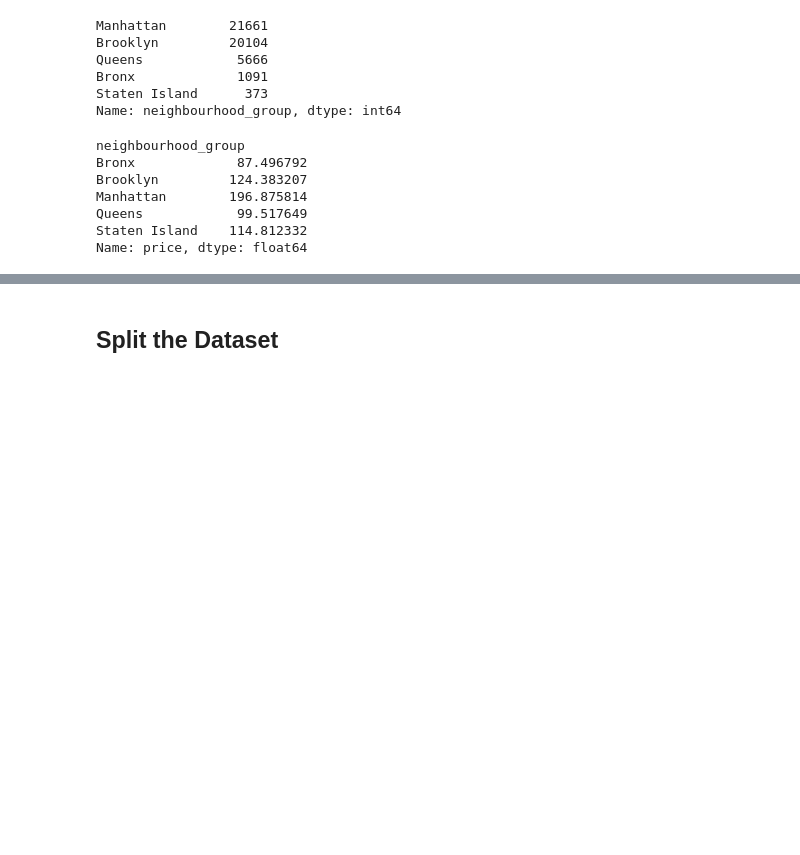
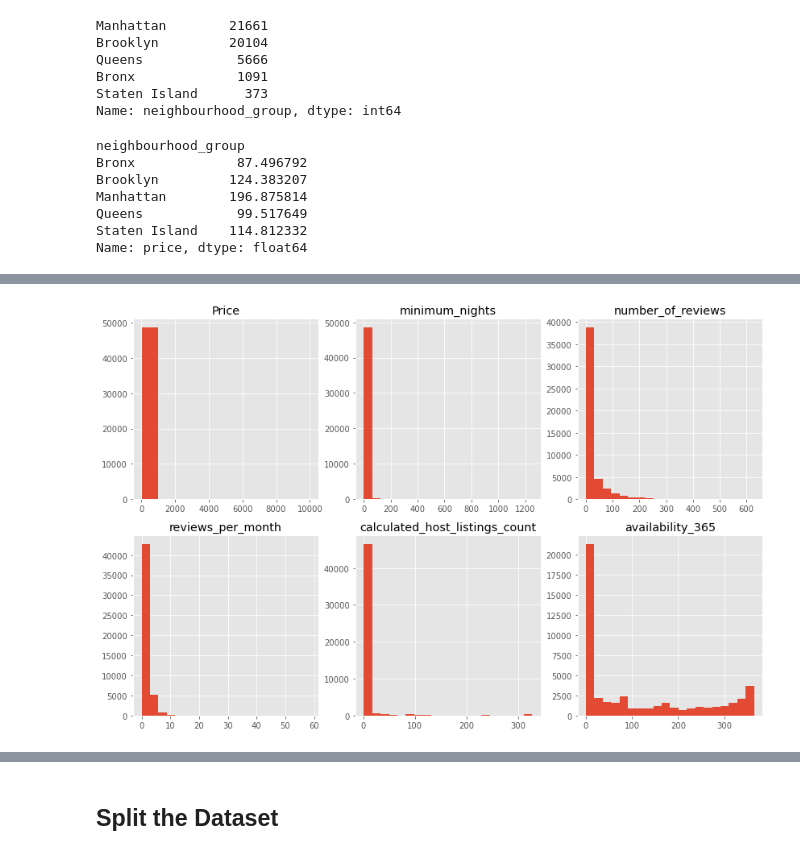
Before and after one commit to seanybarra/Data-Product-on-NYC-Airbnb, a Jupyter notebook: AB_NYC_Price_Prediction.ipynb, the cells around one changed output, grey strips where cells are left out. Saved outputs shown, nothing was run; the diff lists cells and outputs as text; code cells hidden in the pictures; blank space fills up the shorter version.

```diff
--- a/AB_NYC_Price_Prediction.ipynb
+++ b/AB_NYC_Price_Prediction.ipynb
@@ -108,0 +349,3 @@ encode_NYC_df.head()
+# %%
+df['name_encode'] = name_df
+df.head()
@@ -108,0 +359,3 @@ encode_NYC_df.head()
+# %%
+df = df.drop(columns = ['name','last_review'])
+df.head()
@@ -108,0 +369,6 @@ encode_NYC_df.head()
+# %%
+original_df = df.copy()
+# !!! DONT RUN TWICE IT WILL KEEP CONCATING THE HOT ENCODED LABELS !!!
+df = df.drop(columns=['neighbourhood'])
+
+df.head()
@@ -108,0 +382,26 @@ encode_NYC_df.head()
+# %%
+fig = plt.figure(figsize=(14,14))
+ax1 = fig.add_subplot(3,3,1)
+ax2 = fig.add_subplot(3,3,2)
+ax3 = fig.add_subplot(3,3,3)
+ax4 = fig.add_subplot(3,3,4)
+ax5 =fig.add_subplot(3,3,5)
+ax6 = fig.add_subplot(3,3,6)
+
+ax1.hist(df.price)
+ax1.set_title("Price")
+
+
+ax2.hist(df.minimum_nights,bins = 20)
+ax2.set_title("minimum_nights")
+ax3.hist(df.number_of_reviews,bins = 20)
+ax3.set_title("number_of_reviews")
+ax4.hist(df.reviews_per_month,bins = 20)
+ax4.set_title("reviews_per_month")
+ax5.hist(df.calculated_host_listings_count,bins = 20)
+ax5.set_title("calculated_host_listings_count")
+ax6.hist(df.availability_365,bins = 20)
+ax6.set_title("availability_365")
+plt.show()
+# %% [output]
+[figure, added]
```
Also changed, not shown: parts of 41 cells of this notebook.
